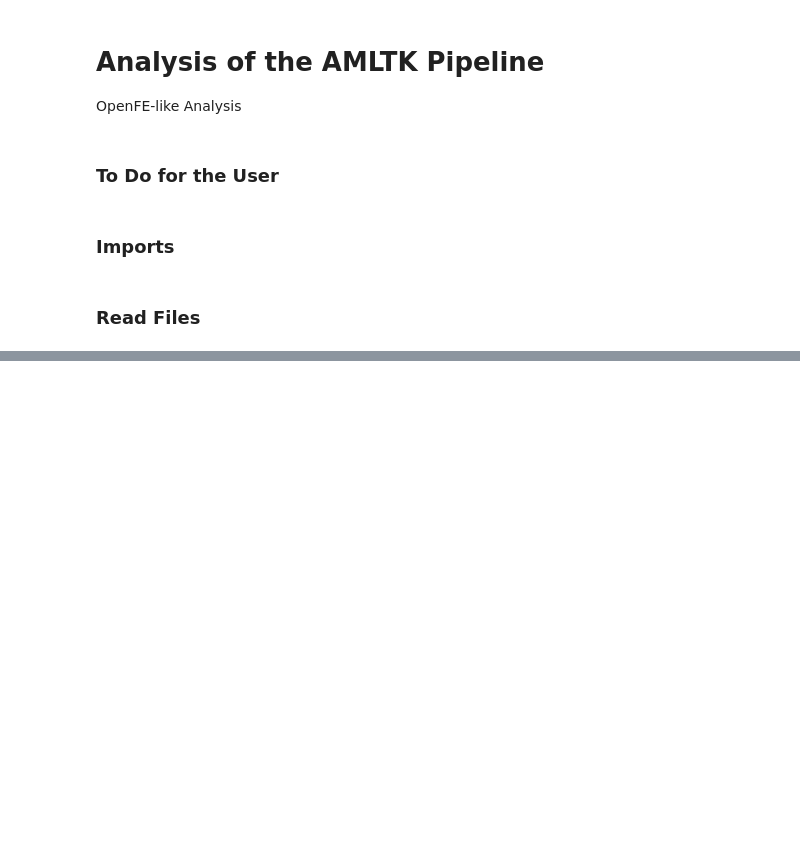
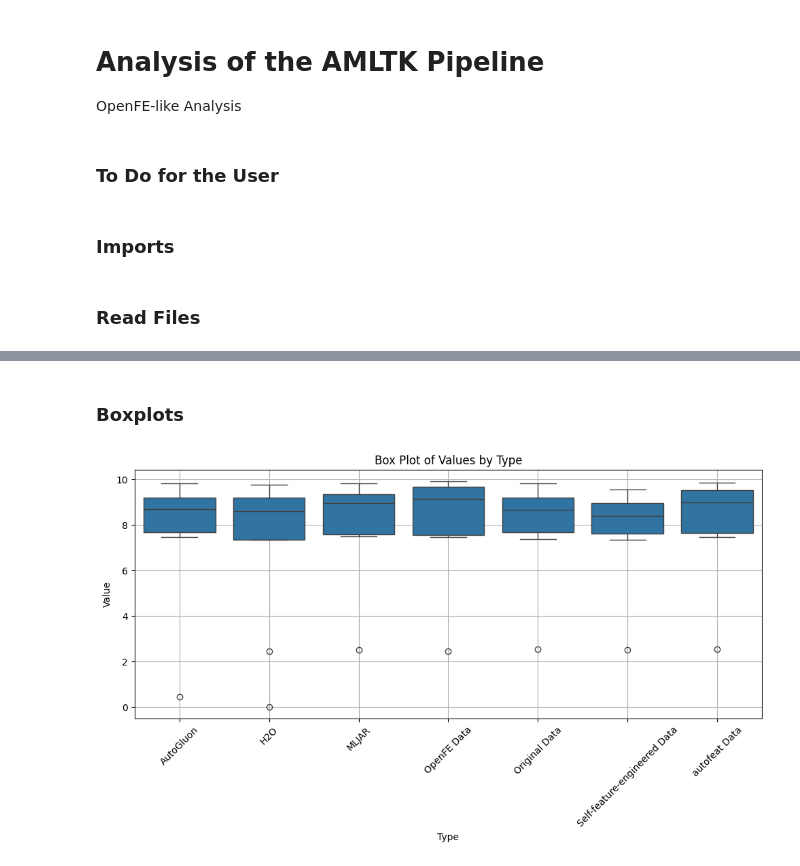
Before and after one commit to schaeferbasti/Benchmark_FE_AutoML, a Jupyter notebook: src/amltk/results/tabular_analysis.ipynb, the cells around one changed output, grey strips where cells are left out. Drawn from its saved outputs; the diff is of its cells as text; code cells hidden in the pictures; blank space fills up the shorter version.

Commit message:
Add boxplot

```diff
--- a/src/amltk/results/tabular_analysis.ipynb
+++ b/src/amltk/results/tabular_analysis.ipynb
@@ -78,0 +49,7 @@ print(tabulate(pivot_table, headers='keys', tablefmt='pretty'))
+# %%
+# Standard Deviation
+df_stddev = df_all.groupby(['Dataset', 'Type'])['Value'].std().reset_index()
+df_stddev.rename(columns={'Value': 'StdDev'}, inplace=True)
+df_stddev['StdDev'] = df_stddev['StdDev'].fillna(0)
+# Average values
+df_summary = df_all.groupby(['Dataset', 'Type'])['Value'].mean().reset_index().fillna(0)
@@ -78,0 +80,25 @@ print(tabulate(pivot_table, headers='keys', tablefmt='pretty'))
+# %% [markdown]
+### Boxplots
+# %%
+# Extract values
+def extract_value(value_with_stddev):
+    value, _ = value_with_stddev.split(' ± ')
+    return float(value)
+
+pivot_table_numeric = pivot_table.set_index('Dataset').applymap(extract_value).reset_index()
+
+# Melt DataFrame to format for seaborn
+melted_df = pd.melt(pivot_table_numeric, id_vars=['Dataset'], var_name='Type', value_name='Value')
+
+plt.figure(figsize=(10, 6))
+sns.boxplot(x='Type', y='Value', data=melted_df)
+plt.xlabel("Type")
+plt.ylabel("Value")
+plt.title("Box Plot of Values by Type")
+plt.xticks(rotation=45)  # Rotate x-axis labels if necessary
+plt.grid(True)
+plt.tight_layout()
+plt.savefig('plots/box_plot.png')
+plt.show()
+# %% [output]
+[figure, added]
```
Also changed, not shown: parts of 4 cells of this notebook, 1 other file.
